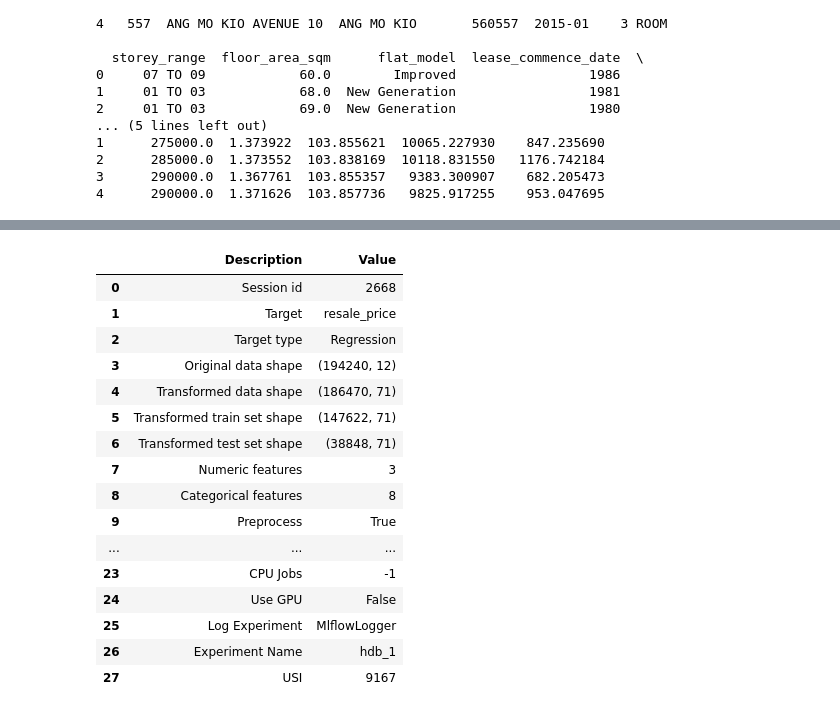
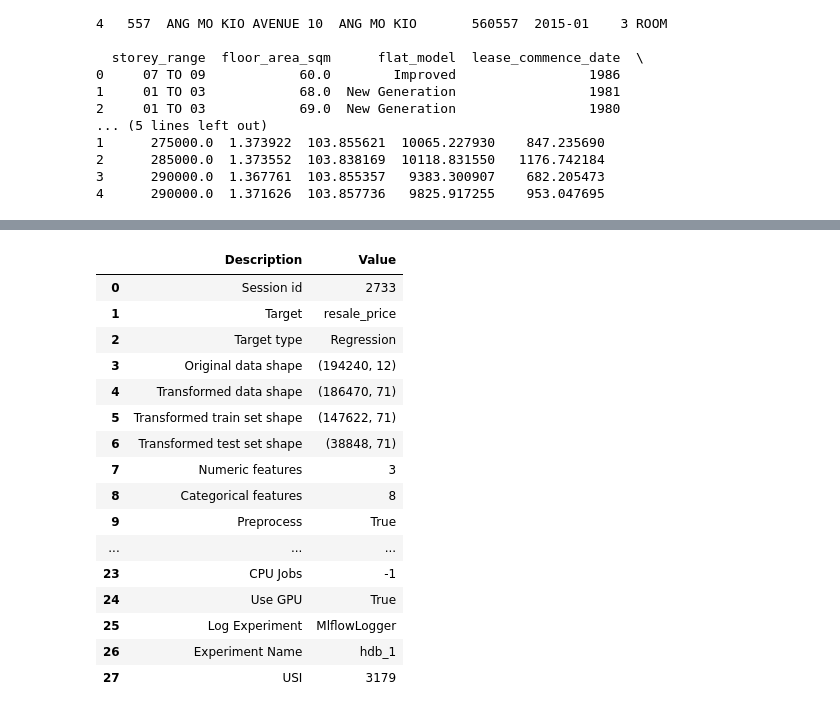
Before and after one commit to exfang/Machine-Learning-Operation, a Jupyter notebook: poetry/notebooks/hdb/HDB model dev.ipynb, the cells around one changed output, grey strips where cells are left out. Drawn from its saved outputs; the diff is of its cells as text; code cells hidden in the pictures.

```diff
--- a/poetry/notebooks/hdb/HDB model dev.ipynb
+++ b/poetry/notebooks/hdb/HDB model dev.ipynb
@@ -138,5 +87,6 @@ s = setup(df,
           transform_target_method = 'quantile',
           preprocess = True,
           categorical_imputation = 'drop',
+          use_gpu = True
          )
 # %% [output]
@@ -143,5 +110,5 @@ s = setup(df,
 |  | Description | Value |
-| 0 | Session id | 2668 |
+| 0 | Session id | 2733 |
 | 1 | Target | resale_price |
 | 2 | Target type | Regression |
 | 3 | Original data shape | (194240, 12) |
@@ -153,7 +120,7 @@ s = setup(df,
 | 9 | Preprocess | True |
 | ... | ... | ... |
 | 23 | CPU Jobs | -1 |
-| 24 | Use GPU | False |
+| 24 | Use GPU | True |
 | 25 | Log Experiment | MlflowLogger |
 | 26 | Experiment Name | hdb_1 |
-| 27 | USI | 9167 |
+| 27 | USI | 3179 |
```
Also changed, not shown: parts of 15 cells of this notebook, 5 other files.
